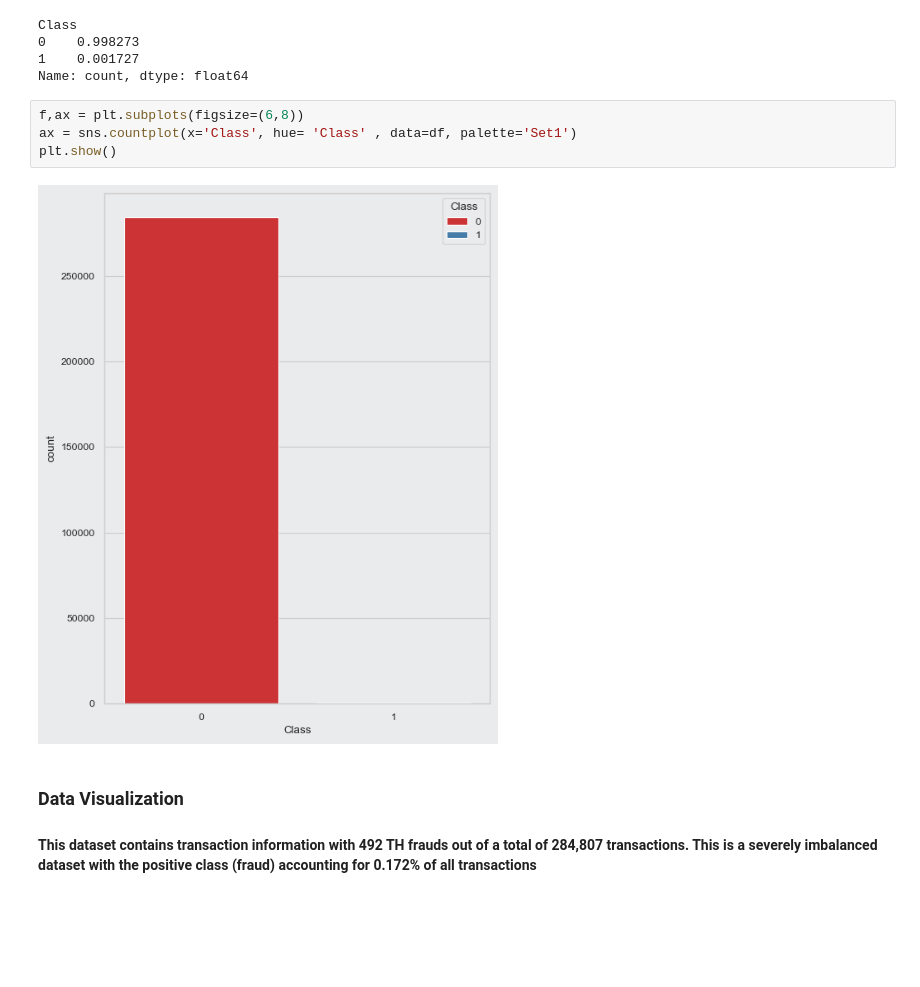
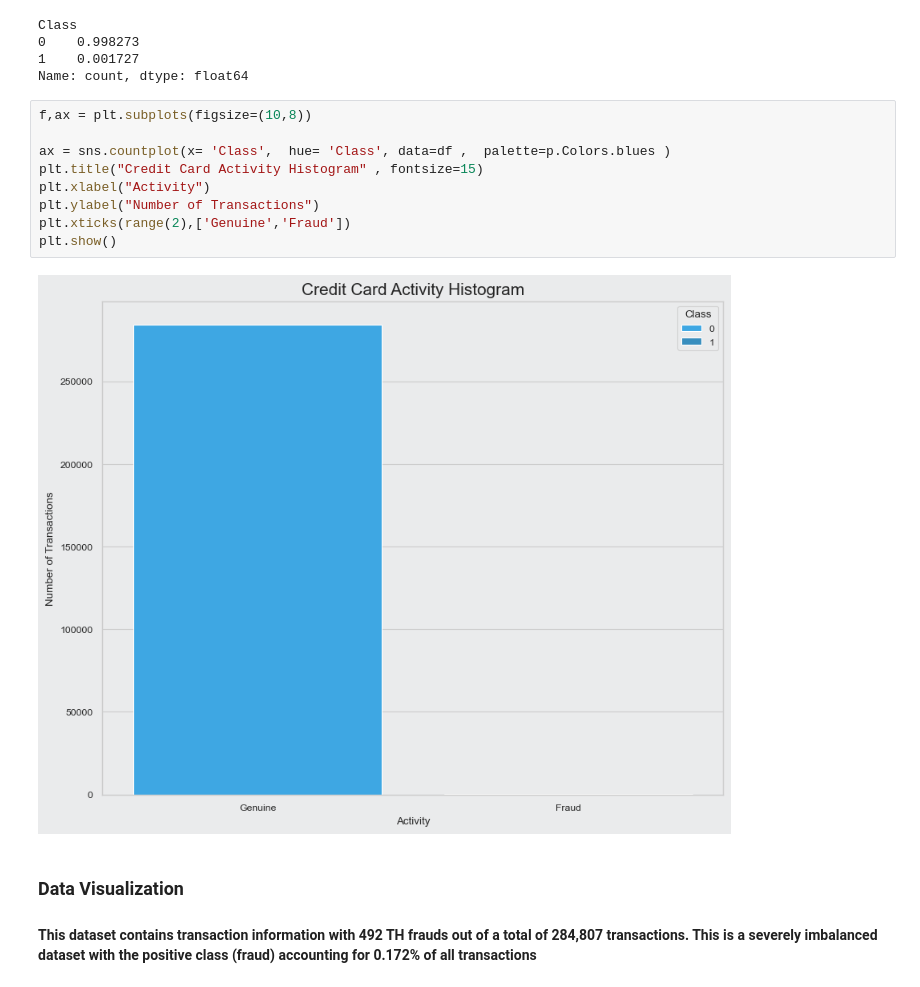
Before and after one commit to WildCodeWolf/Your-Data-Is-Mine, a Jupyter notebook: CreditCardEDA.ipynb, the cells around one changed output. Saved outputs shown, nothing was run; the diff lists cells and outputs as text; blank space fills up the shorter version.

Commit message:
Updated EDA With Colors

```diff
--- a/CreditCardEDA.ipynb
+++ b/CreditCardEDA.ipynb
@@ -148,11 +162,16 @@ Class
 1    0.001727
 Name: count, dtype: float64
 # %%
-f,ax = plt.subplots(figsize=(6,8))
-ax = sns.countplot(x='Class', hue= 'Class' , data=df, palette='Set1')
+f,ax = plt.subplots(figsize=(10,8))
+
+ax = sns.countplot(x= 'Class',  hue= 'Class', data=df ,  palette=p.Colors.blues )
+plt.title("Credit Card Activity Histogram" , fontsize=15)
+plt.xlabel("Activity")
+plt.ylabel("Number of Transactions")
+plt.xticks(range(2),['Genuine','Fraud'])
 plt.show()
 # %% [output]
-[figure, old version]
+[figure, new version]
 # %% [markdown]
 ### Data Visualization
 
```
Also changed, not shown: parts of 16 cells of this notebook.
